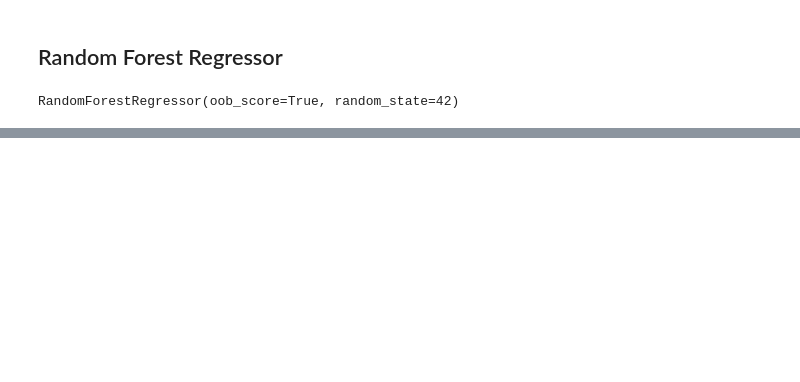
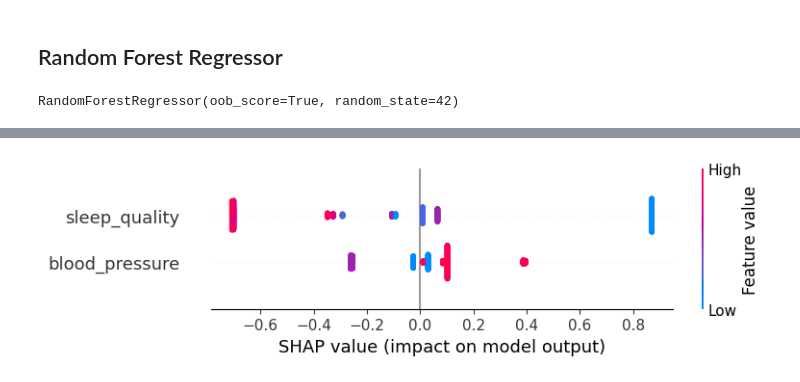
Before and after one commit to esoto15/health-monitoring, a Jupyter notebook: main.ipynb, the cells around one changed output, grey strips where cells are left out. Saved outputs shown, nothing was run; the diff lists cells and outputs as text; code cells hidden in the pictures; blank space fills up the shorter version.

```diff
--- a/main.ipynb
+++ b/main.ipynb
@@ -163,0 +290,6 @@ RandomForestRegressor(oob_score=True, random_state=42)
+# %%
+shap_values = explainer(X_train)
+# %%
+shap.summary_plot(shap_values, X_train)
+# %% [output]
+[figure, added]
```
Also changed, not shown: parts of 27 cells of this notebook.
